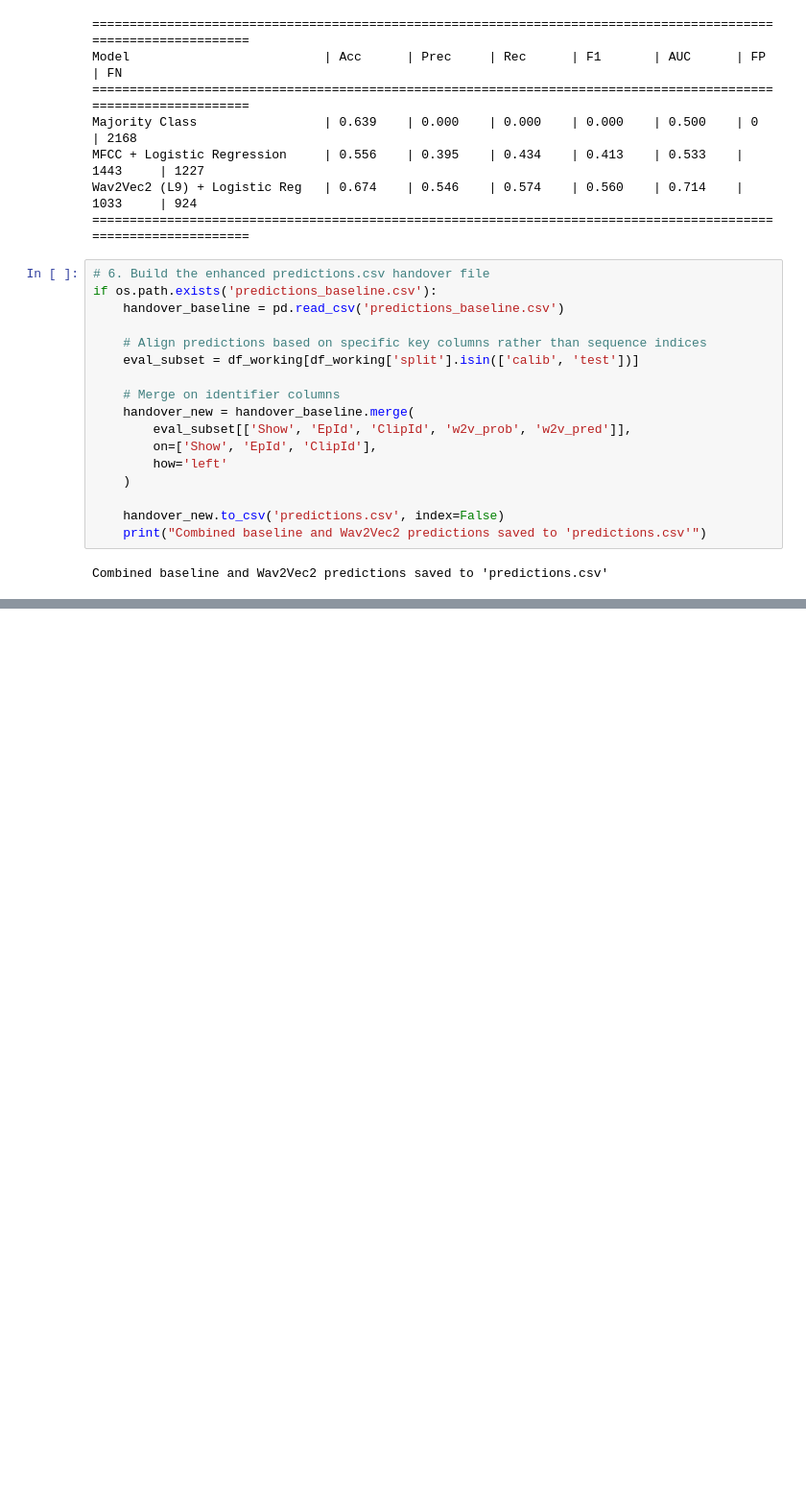
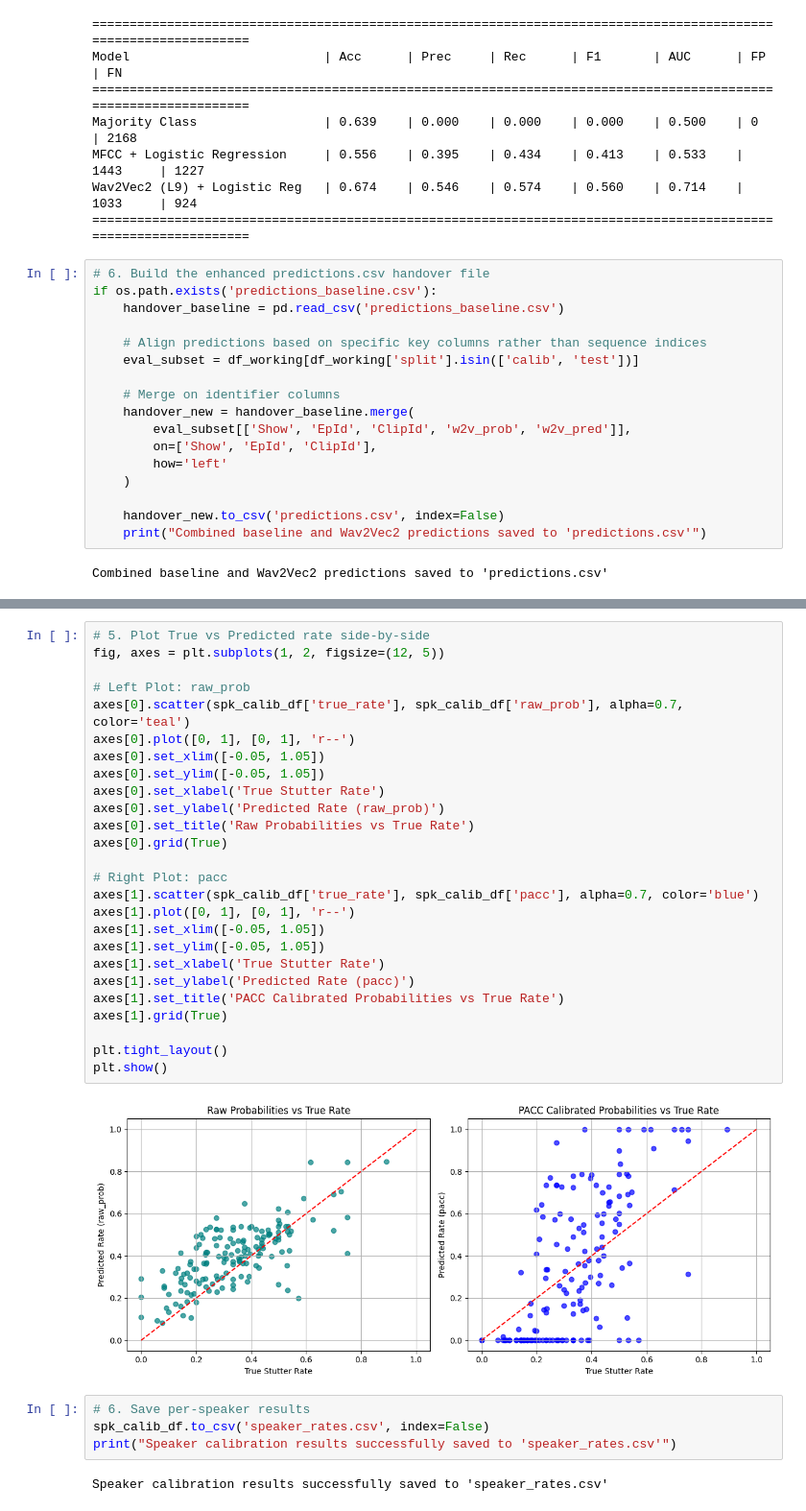
Before and after one commit to And850/VeritasHackathonProject1, a Jupyter notebook: VeritasHackathon.ipynb, the cells around one changed output, grey strips where cells are left out. Shown at 96% size. Drawn from its saved outputs; the diff is of its cells as text; blank space fills up the shorter version.

Commit message:
Added calibration correction. Recorded the (worsened) results. Created using Colab and gemini.

```diff
--- a/VeritasHackathon.ipynb
+++ b/VeritasHackathon.ipynb
@@ -986,0 +1143,34 @@ Combined baseline and Wav2Vec2 predictions saved to 'predictions.csv'
+# %%
+# 5. Plot True vs Predicted rate side-by-side
+fig, axes = plt.subplots(1, 2, figsize=(12, 5))
+
+# Left Plot: raw_prob
+axes[0].scatter(spk_calib_df['true_rate'], spk_calib_df['raw_prob'], alpha=0.7, color='teal')
+axes[0].plot([0, 1], [0, 1], 'r--')
+axes[0].set_xlim([-0.05, 1.05])
+axes[0].set_ylim([-0.05, 1.05])
+axes[0].set_xlabel('True Stutter Rate')
+axes[0].set_ylabel('Predicted Rate (raw_prob)')
+axes[0].set_title('Raw Probabilities vs True Rate')
+axes[0].grid(True)
+
+# Right Plot: pacc
+axes[1].scatter(spk_calib_df['true_rate'], spk_calib_df['pacc'], alpha=0.7, color='blue')
+axes[1].plot([0, 1], [0, 1], 'r--')
+axes[1].set_xlim([-0.05, 1.05])
+axes[1].set_ylim([-0.05, 1.05])
+axes[1].set_xlabel('True Stutter Rate')
+axes[1].set_ylabel('Predicted Rate (pacc)')
+axes[1].set_title('PACC Calibrated Probabilities vs True Rate')
+axes[1].grid(True)
+
+plt.tight_layout()
+plt.show()
+# %% [output]
+[figure, added]
+# %%
+# 6. Save per-speaker results
+spk_calib_df.to_csv('speaker_rates.csv', index=False)
+print("Speaker calibration results successfully saved to 'speaker_rates.csv'")
+# %% [output]
+Speaker calibration results successfully saved to 'speaker_rates.csv'
```
Also changed, not shown: parts of 5 cells of this notebook.
